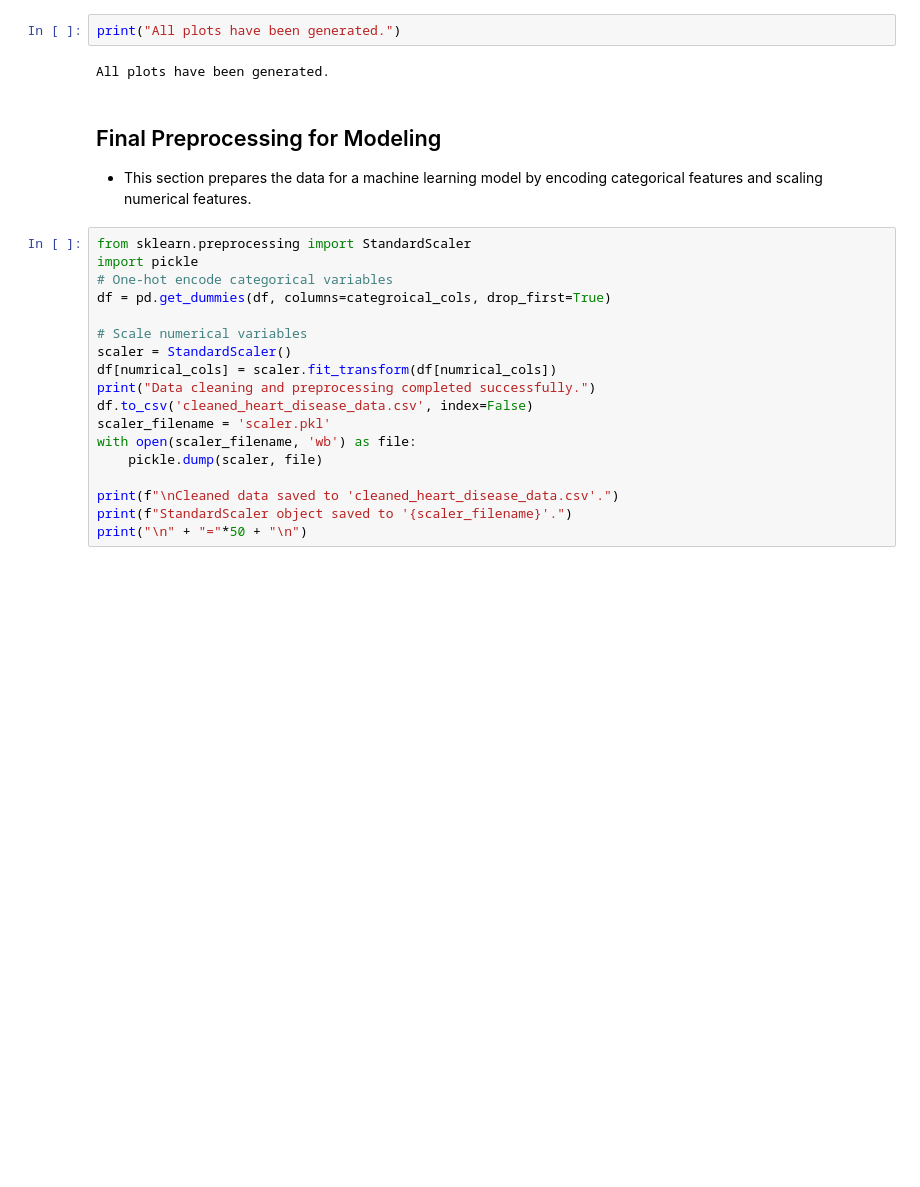
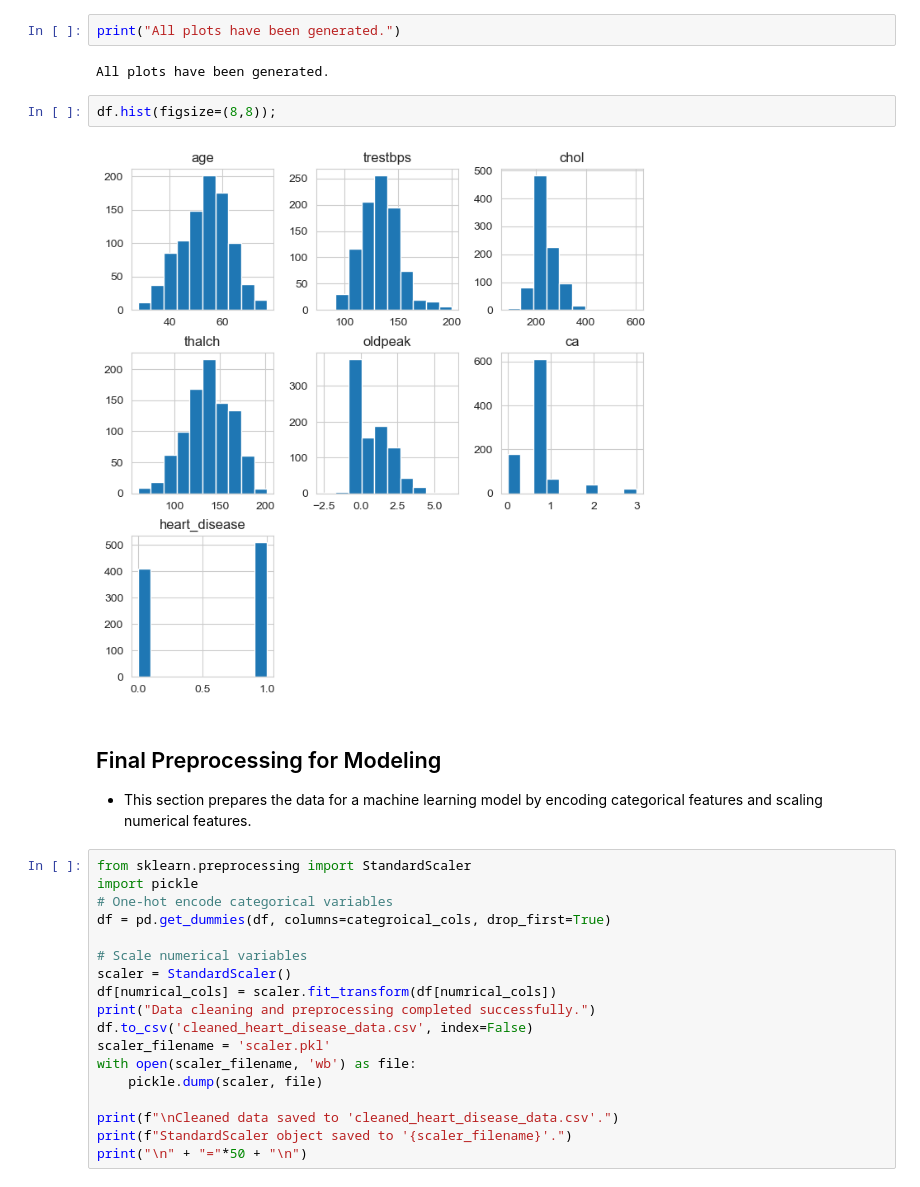
Before and after one commit to mustafataha5/AI_Heart_Attack, a Jupyter notebook: Prepare_Data.ipynb, the cells around one changed output. Saved outputs shown, nothing was run; the diff lists cells and outputs as text; blank space fills up the shorter version.

```diff
--- a/Prepare_Data.ipynb
+++ b/Prepare_Data.ipynb
@@ -297,6 +297,10 @@ All plots have been generated.
 print("All plots have been generated.")
 # %% [output]
 All plots have been generated.
+# %%
+df.hist(figsize=(8,8));
+# %% [output]
+[figure, added]
 # %% [markdown]
 ## Final Preprocessing for Modeling
 - This section prepares the data for a machine learning model by encoding categorical features and scaling numerical features.
```
Also changed, not shown: parts of 2 cells of this notebook, 2 other files.
